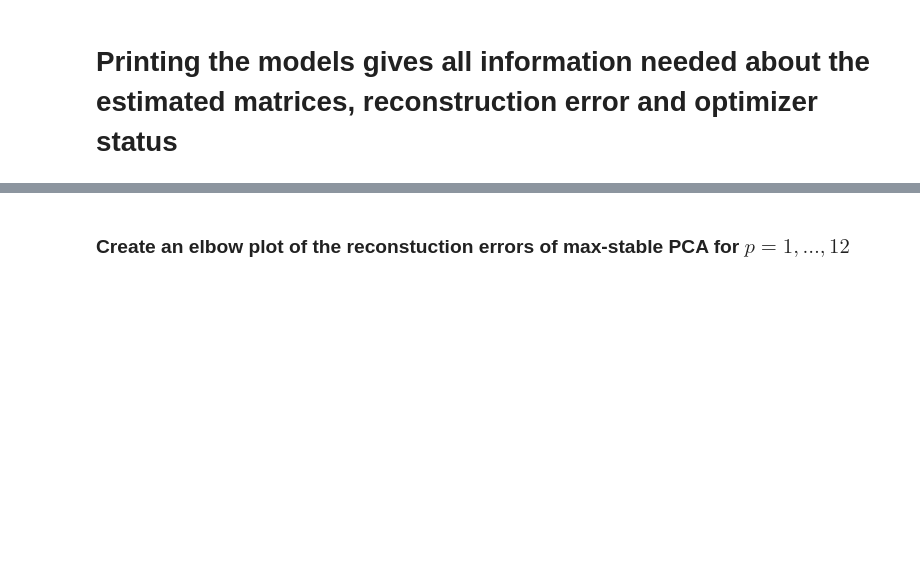
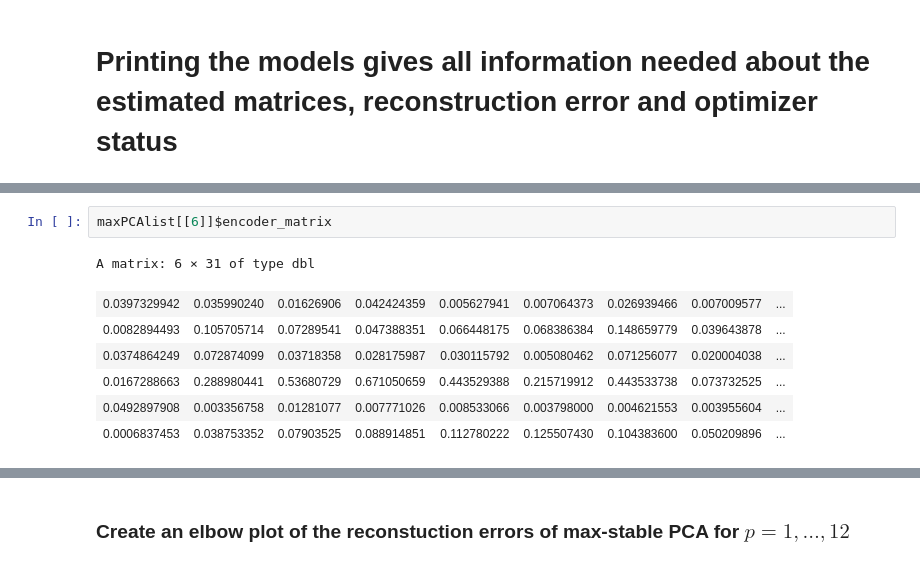
Before and after one commit to FelixRb96/maxstablePCA_examples, a Jupyter notebook: danube/danube_maxstablePCA.ipynb, the cells around one changed output, grey strips where cells are left out. Saved outputs shown, nothing was run; the diff lists cells and outputs as text; blank space fills up the shorter version.

```diff
--- a/danube/danube_maxstablePCA.ipynb
+++ b/danube/danube_maxstablePCA.ipynb
@@ -163,0 +205,10 @@ attr(,"class")
+# %%
+maxPCAlist[[6]]$encoder_matrix
+# %% [output]
+A matrix: 6 × 31 of type dbl
+| 0.0397329942 | 0.035990240 | 0.01626906 | 0.042424359 | 0.005627941 | 0.007064373 | 0.026939466 | 0.007009577 | ... |
+| 0.0082894493 | 0.105705714 | 0.07289541 | 0.047388351 | 0.066448175 | 0.068386384 | 0.148659779 | 0.039643878 | ... |
+| 0.0374864249 | 0.072874099 | 0.03718358 | 0.028175987 | 0.030115792 | 0.005080462 | 0.071256077 | 0.020004038 | ... |
+| 0.0167288663 | 0.288980441 | 0.53680729 | 0.671050659 | 0.443529388 | 0.215719912 | 0.443533738 | 0.073732525 | ... |
+| 0.0492897908 | 0.003356758 | 0.01281077 | 0.007771026 | 0.008533066 | 0.003798000 | 0.004621553 | 0.003955604 | ... |
+| 0.0006837453 | 0.038753352 | 0.07903525 | 0.088914851 | 0.112780222 | 0.125507430 | 0.104383600 | 0.050209896 | ... |
```
Also changed, not shown: parts of 31 cells of this notebook.
